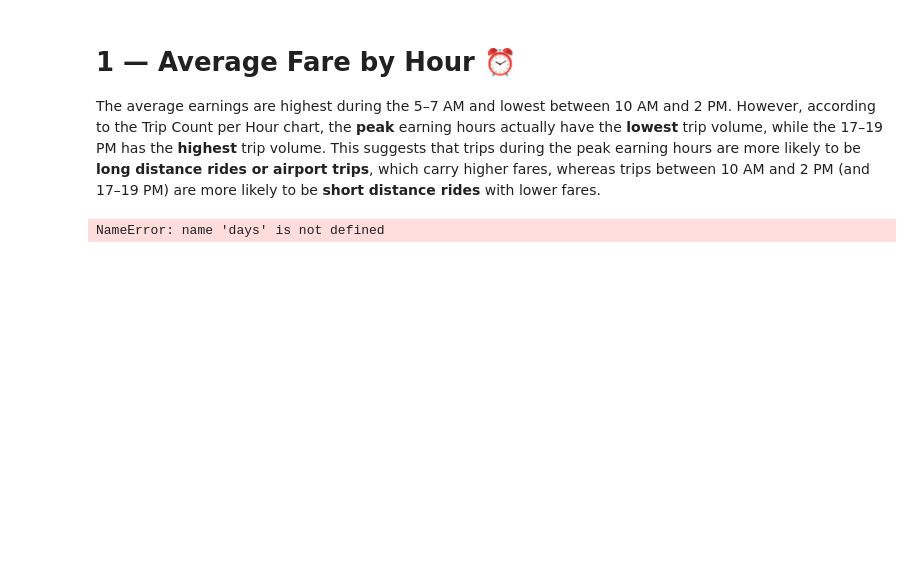
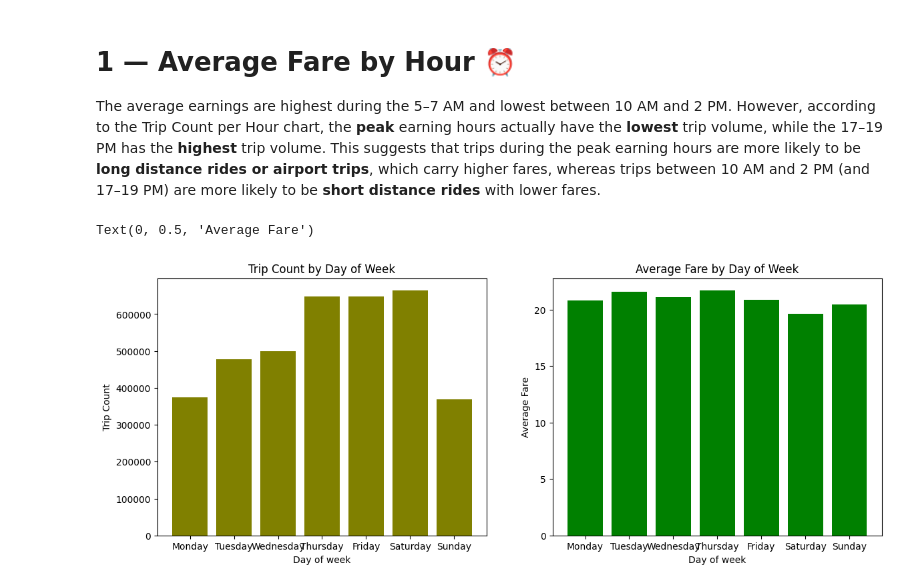
Before and after one commit to sogandghiami/Uber_taxi, a Jupyter notebook: nyc_yellow_taxi_analysis.ipynb, the cells around one changed output. Saved outputs shown, nothing was run; the diff lists cells and outputs as text; code cells hidden in the pictures; blank space fills up the shorter version.

```diff
--- a/nyc_yellow_taxi_analysis.ipynb
+++ b/nyc_yellow_taxi_analysis.ipynb
@@ -175,20 +184,22 @@ Text(0, 0.5, 'Trip Count')
 The average earnings are highest during the 5–7 AM and lowest between 10 AM and 2 PM. However, according to the Trip Count per Hour chart, the **peak** earning hours actually have the **lowest** trip volume, while the 17–19 PM has the **highest** trip volume. This suggests that trips during the peak earning hours are more likely to be **long distance rides or airport trips**, which carry higher fares, whereas trips between 10 AM and 2 PM (and 17–19 PM)  are more likely to be **short distance rides** with lower fares.
 # %%
 #CountTripDay
-df_c['pickup_day']= pd.Categorical(df_c['pickup_day'],categories=days,ordered=True) # inja monde (khata mide)
+days = ['Monday','Tuesday','Wednesday','Thursday','Friday','Saturday','Sunday']
+df_c['pickup_day']= pd.Categorical(df_c['pickup_day'],categories=days,ordered=True)
 CountTripDay_df= (
     df_c.groupby('pickup_day')['fare_amount']
     .agg(trip_count = 'count',avg_fare = 'mean')
     .reset_index()
 )
 fig , ax = plt.subplots(1,2,figsize=(14,5))
 ax[0].bar(CountTripDay_df['pickup_day'],CountTripDay_df['trip_count'],color = 'olive')
 ax[0].set_title('Trip Count by Day of Week')
 ax[0].set_xlabel('Day of week')
 ax[0].set_ylabel('Trip Count')
 ax[1].bar(CountTripDay_df['pickup_day'],CountTripDay_df['avg_fare'],color = 'green')
 ax[1].set_title('Average Fare by Day of Week')
 ax[1].set_xlabel('Day of week')
 ax[1].set_ylabel('Average Fare')
 # %% [output]
-NameError: name 'days' is not defined
+Text(0, 0.5, 'Average Fare')
+[figure, added]
```
Also changed, not shown: parts of 8 cells of this notebook.
